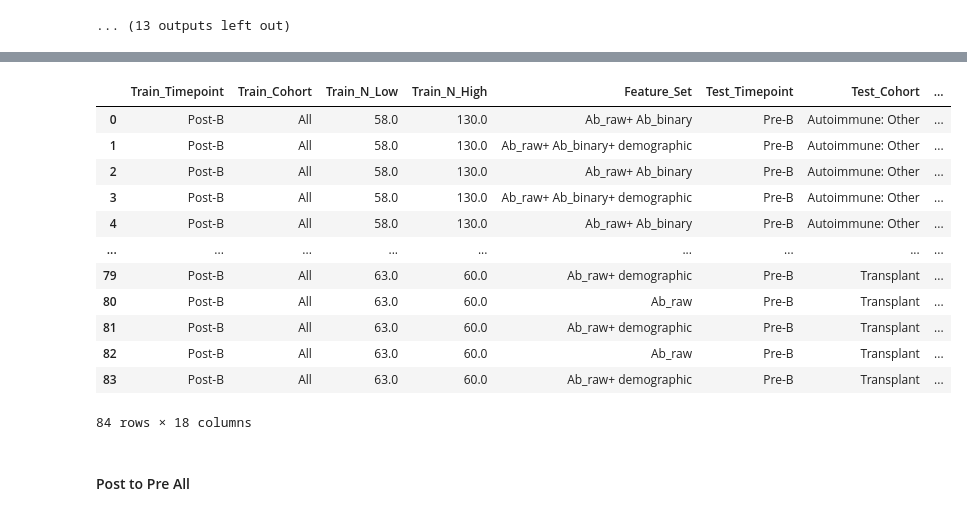
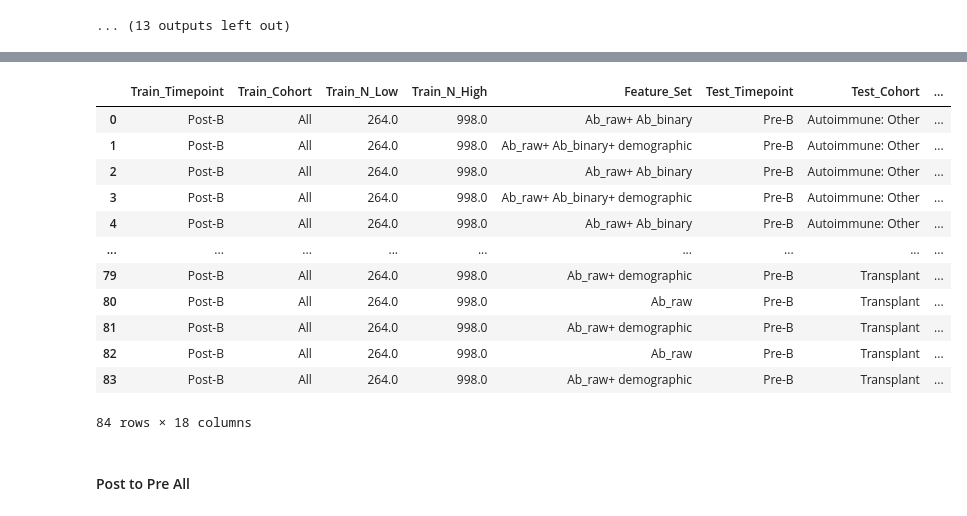
Before and after one commit to Lee-CBG/Leidos, a Jupyter notebook: leidos final.ipynb, the cells around one changed output, grey strips where cells are left out. Drawn from its saved outputs; the diff is of its cells as text; code cells hidden in the pictures.

```diff
--- a/leidos final.ipynb
+++ b/leidos final.ipynb
@@ -1862,7 +1862,10 @@ agg_df['Train_Cohort'] = 'All'
 
 def update_usage(row, what):
     cohort = row['cohort']
-    return counts[f'{cohort},{what}']
+    try:
+        return counts[f'{cohort},{what}']
+    except:
+        return counts[f'All,{what}']
 
 # Apply transformation
 for what in ['Train_N_Low', 'Train_N_High', 'Test_N_High', 'Test_N_Low']:
@@ -1886,44 +1889,44 @@ def update_usage(row):
     # Start with base usage name
     usage = row['usage']
     setting = row['setting']
 
 
     # Case 1: if usage is "Ab raw"
 
     out = 'Ab_raw'
 
 
     # Case 2: if usage is "Demographic"
     if setting.strip().lower() == 'binary':
         out += '+ Ab_binary'
 
     if usage.strip().lower() == 'demographic':
         out += '+ demographic'
 
     # Case 3: modify further based on 'setting'
 
     if setting.strip().lower() == 'no-cutoff':
         # don't add anything
         pass
 
     return out
 
 # Apply transformation
 agg_df['Feature_Set'] = agg_df.apply(update_usage, axis=1)
 agg_df[['Train_Timepoint', 'Train_Cohort', 'Train_N_Low', 'Train_N_High', 'Feature_Set', 'Test_Timepoint', 'Test_Cohort', 'Test_N_Low' ,'Test_N_High', 'Classifier', 'CV_AUC_Mean', 'CV_AUC_SD',	'CV_Sen_at_80_Spe_Mean', 'CV_Sen_at_80_Spe_SD', 'CV_Acc_Low_Mean', 'CV_Acc_Low_SD',	'CV_Acc_High_Mean',	'CV_Acc_High_SD']]
 # %% [output]
 |  | Train_Timepoint | Train_Cohort | Train_N_Low | Train_N_High | Feature_Set | Test_Timepoint | Test_Cohort | ... |
-| 0 | Post-B | All | 58.0 | 130.0 | Ab_raw+ Ab_binary | Pre-B | Autoimmune: Other | ... |
-| 1 | Post-B | All | 58.0 | 130.0 | Ab_raw+ Ab_binary+ demographic | Pre-B | Autoimmune: Other | ... |
-| 2 | Post-B | All | 58.0 | 130.0 | Ab_raw+ Ab_binary | Pre-B | Autoimmune: Other | ... |
-| 3 | Post-B | All | 58.0 | 130.0 | Ab_raw+ Ab_binary+ demographic | Pre-B | Autoimmune: Other | ... |
-| 4 | Post-B | All | 58.0 | 130.0 | Ab_raw+ Ab_binary | Pre-B | Autoimmune: Other | ... |
+| 0 | Post-B | All | 264.0 | 998.0 | Ab_raw+ Ab_binary | Pre-B | Autoimmune: Other | ... |
+| 1 | Post-B | All | 264.0 | 998.0 | Ab_raw+ Ab_binary+ demographic | Pre-B | Autoimmune: Other | ... |
+| 2 | Post-B | All | 264.0 | 998.0 | Ab_raw+ Ab_binary | Pre-B | Autoimmune: Other | ... |
+| 3 | Post-B | All | 264.0 | 998.0 | Ab_raw+ Ab_binary+ demographic | Pre-B | Autoimmune: Other | ... |
+| 4 | Post-B | All | 264.0 | 998.0 | Ab_raw+ Ab_binary | Pre-B | Autoimmune: Other | ... |
 | ... | ... | ... | ... | ... | ... | ... | ... | ... |
-| 79 | Post-B | All | 63.0 | 60.0 | Ab_raw+ demographic | Pre-B | Transplant | ... |
-| 80 | Post-B | All | 63.0 | 60.0 | Ab_raw | Pre-B | Transplant | ... |
-| 81 | Post-B | All | 63.0 | 60.0 | Ab_raw+ demographic | Pre-B | Transplant | ... |
-| 82 | Post-B | All | 63.0 | 60.0 | Ab_raw | Pre-B | Transplant | ... |
-| 83 | Post-B | All | 63.0 | 60.0 | Ab_raw+ demographic | Pre-B | Transplant | ... |
+| 79 | Post-B | All | 264.0 | 998.0 | Ab_raw+ demographic | Pre-B | Transplant | ... |
+| 80 | Post-B | All | 264.0 | 998.0 | Ab_raw | Pre-B | Transplant | ... |
+| 81 | Post-B | All | 264.0 | 998.0 | Ab_raw+ demographic | Pre-B | Transplant | ... |
+| 82 | Post-B | All | 264.0 | 998.0 | Ab_raw | Pre-B | Transplant | ... |
+| 83 | Post-B | All | 264.0 | 998.0 | Ab_raw+ demographic | Pre-B | Transplant | ... |
 84 rows × 18 columns
 # %%
 out = agg_df[['Train_Timepoint', 'Train_Cohort', 'Train_N_Low', 'Train_N_High', 'Feature_Set', 'Test_Timepoint', 'Test_Cohort', 'Test_N_Low' ,'Test_N_High', 'Classifier',	'CV_AUC_Mean', 'CV_AUC_SD',	'CV_Sen_at_80_Spe_Mean', 'CV_Sen_at_80_Spe_SD', 'CV_Acc_Low_Mean', 'CV_Acc_Low_SD',	'CV_Acc_High_Mean',	'CV_Acc_High_SD']]
```
Also changed, not shown: parts of 10 cells of this notebook.
